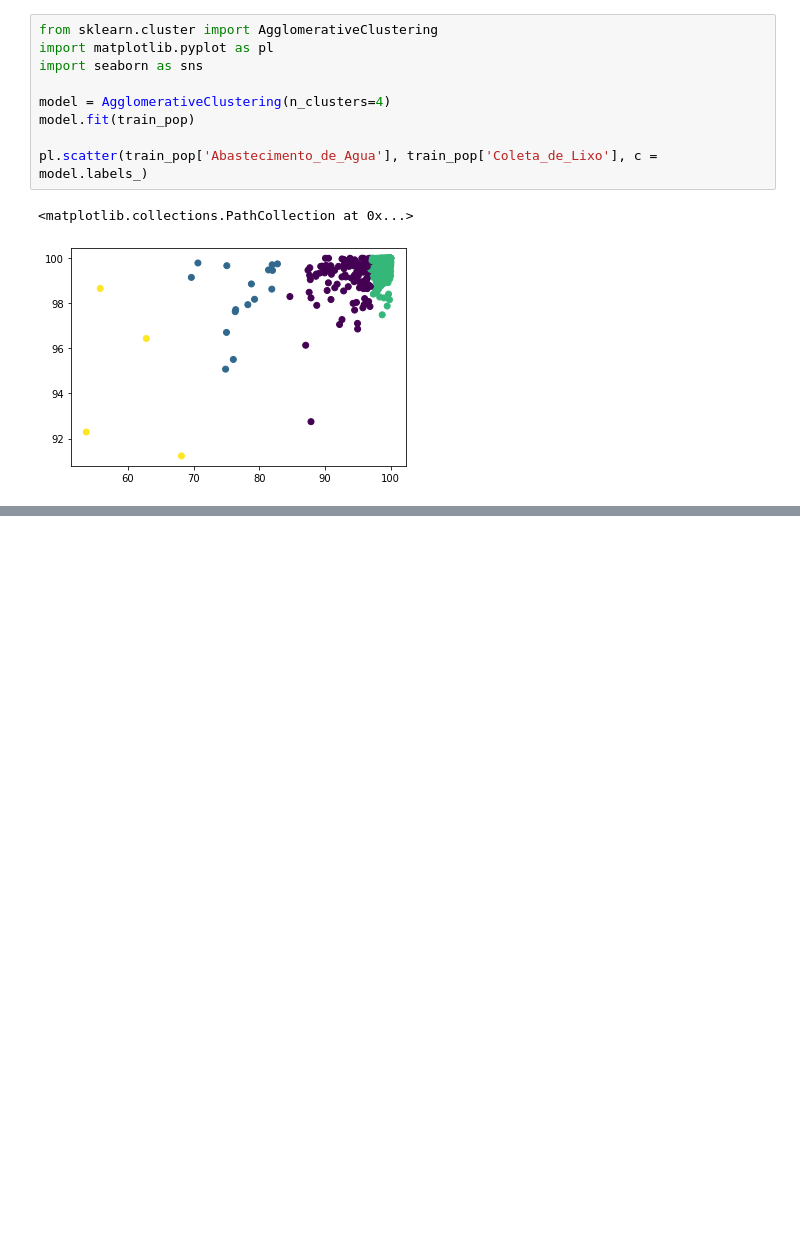
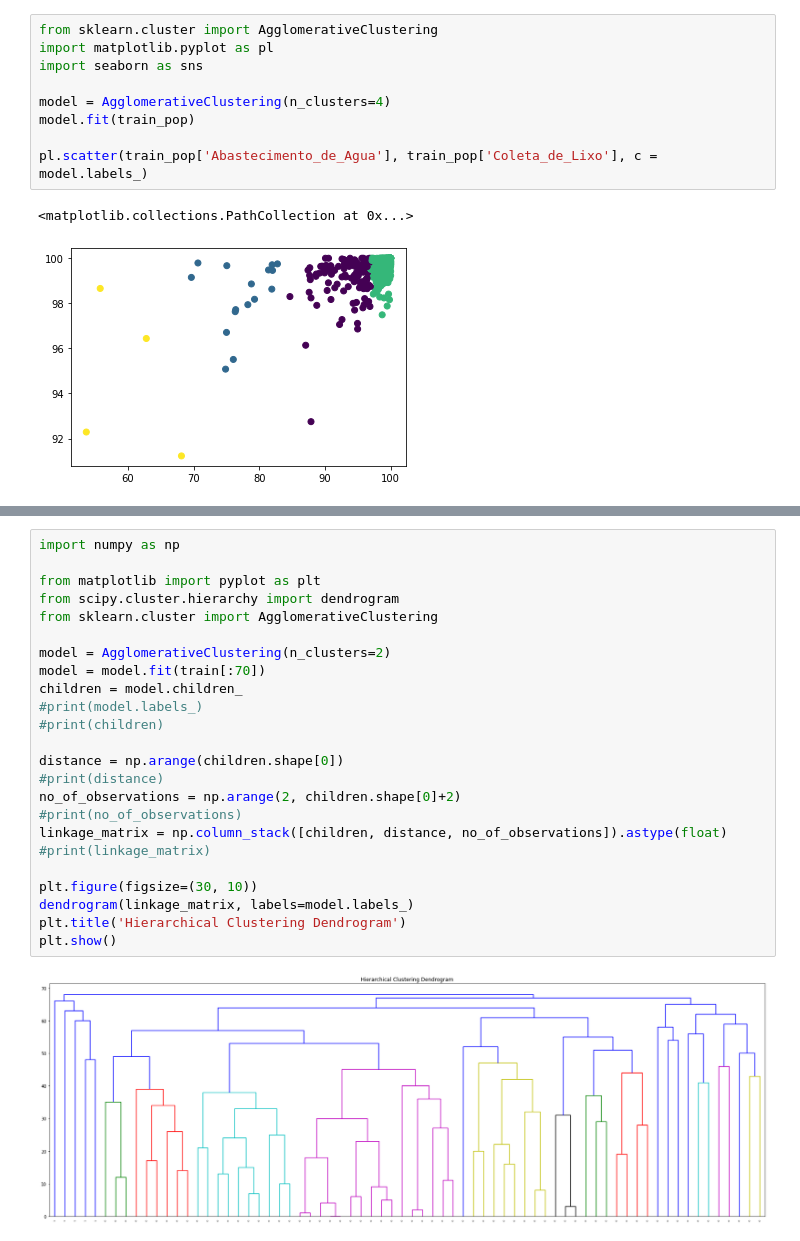
Before and after one commit to SilvanaOliveiraSa/CA_MU_DS_VINCE, a Jupyter notebook: teste.ipynb, the cells around one changed output, grey strips where cells are left out. Drawn from its saved outputs; the diff is of its cells as text; blank space fills up the shorter version.

```diff
--- a/teste.ipynb
+++ b/teste.ipynb
@@ -332,0 +398,26 @@ pl.scatter(train_pop['Abastecimento_de_Agua'], train_pop['Coleta_de_Lixo'], c =
+# %%
+import numpy as np
+
+from matplotlib import pyplot as plt
+from scipy.cluster.hierarchy import dendrogram
+from sklearn.cluster import AgglomerativeClustering
+
+model = AgglomerativeClustering(n_clusters=2)
+model = model.fit(train[:70])
+children = model.children_
+#print(model.labels_)
+#print(children)
+
+distance = np.arange(children.shape[0])
+#print(distance)
+no_of_observations = np.arange(2, children.shape[0]+2)
+#print(no_of_observations)
+linkage_matrix = np.column_stack([children, distance, no_of_observations]).astype(float)
+#print(linkage_matrix)
+
+plt.figure(figsize=(30, 10))
+dendrogram(linkage_matrix, labels=model.labels_)
+plt.title('Hierarchical Clustering Dendrogram')
+plt.show()
+# %% [output]
+[figure, added]
```
Also changed, not shown: parts of 5 cells of this notebook.
